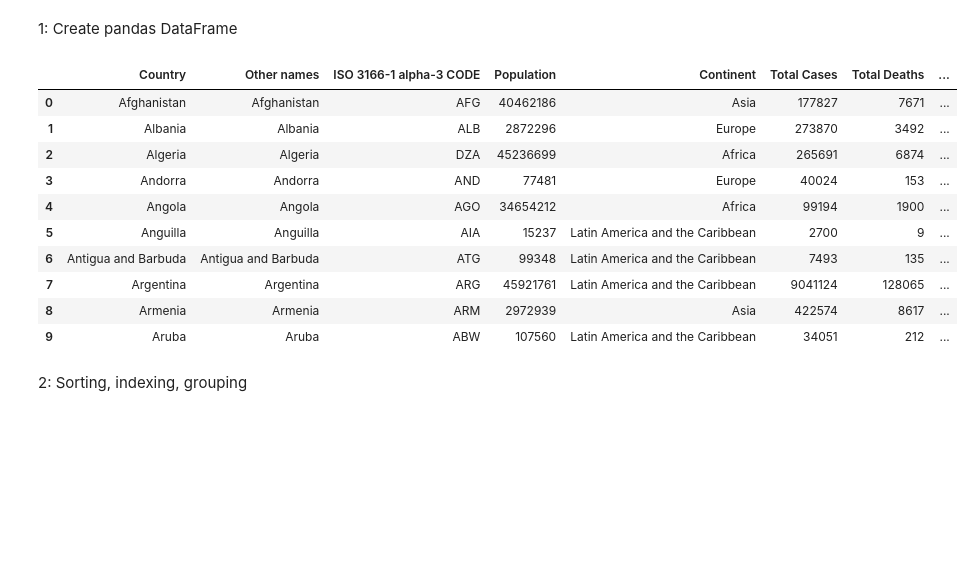
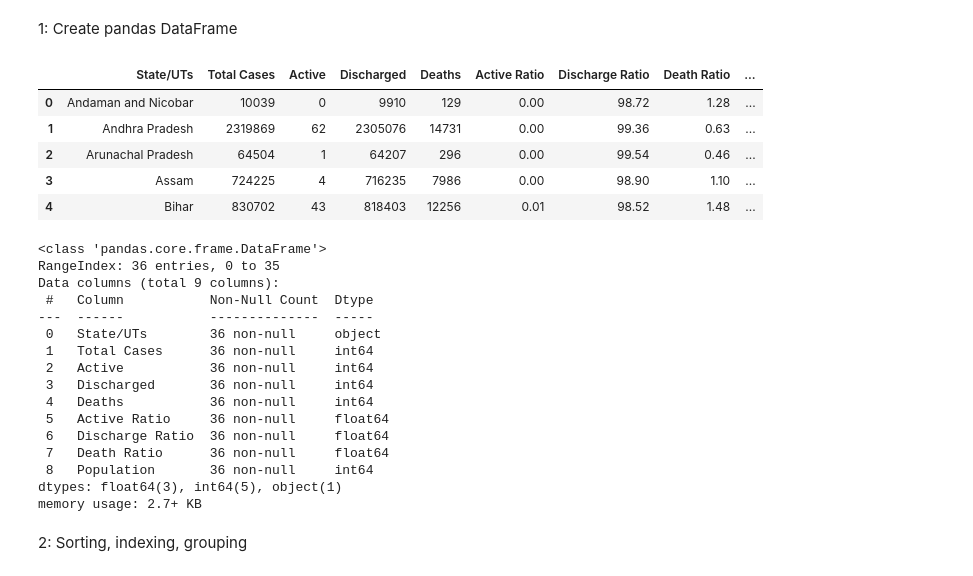
Before and after one commit to shashank1391/UCDPA_Shashankgupta, a Jupyter notebook: Project_shashank.ipynb, the cells around one changed output. Cells and saved outputs as stored; diff of their text form; code cells hidden in the pictures; blank space fills up the shorter version.

```diff
--- a/Project_shashank.ipynb
+++ b/Project_shashank.ipynb
@@ -27,17 +55,31 @@ covid = pd.read_csv('COVID-19 Coronavirus.csv')
 # %%
-covid.head(10)
+India.head()
 # %% [output]
-|  | Country | Other names | ISO 3166-1 alpha-3 CODE | Population | Continent | Total Cases | Total Deaths | ... |
-| 0 | Afghanistan | Afghanistan | AFG | 40462186 | Asia | 177827 | 7671 | ... |
-| 1 | Albania | Albania | ALB | 2872296 | Europe | 273870 | 3492 | ... |
-| 2 | Algeria | Algeria | DZA | 45236699 | Africa | 265691 | 6874 | ... |
-| 3 | Andorra | Andorra | AND | 77481 | Europe | 40024 | 153 | ... |
-| 4 | Angola | Angola | AGO | 34654212 | Africa | 99194 | 1900 | ... |
-| 5 | Anguilla | Anguilla | AIA | 15237 | Latin America and the Caribbean | 2700 | 9 | ... |
-| 6 | Antigua and Barbuda | Antigua and Barbuda | ATG | 99348 | Latin America and the Caribbean | 7493 | 135 | ... |
-| 7 | Argentina | Argentina | ARG | 45921761 | Latin America and the Caribbean | 9041124 | 128065 | ... |
-| 8 | Armenia | Armenia | ARM | 2972939 | Asia | 422574 | 8617 | ... |
-| 9 | Aruba | Aruba | ABW | 107560 | Latin America and the Caribbean | 34051 | 212 | ... |
+|  | State/UTs | Total Cases | Active | Discharged | Deaths | Active Ratio | Discharge Ratio | Death Ratio | ... |
+| 0 | Andaman and Nicobar | 10039 | 0 | 9910 | 129 | 0.00 | 98.72 | 1.28 | ... |
+| 1 | Andhra Pradesh | 2319869 | 62 | 2305076 | 14731 | 0.00 | 99.36 | 0.63 | ... |
+| 2 | Arunachal Pradesh | 64504 | 1 | 64207 | 296 | 0.00 | 99.54 | 0.46 | ... |
+| 3 | Assam | 724225 | 4 | 716235 | 7986 | 0.00 | 98.90 | 1.10 | ... |
+| 4 | Bihar | 830702 | 43 | 818403 | 12256 | 0.01 | 98.52 | 1.48 | ... |
+# %%
+India.info()
+# %% [output]
+<class 'pandas.core.frame.DataFrame'>
+RangeIndex: 36 entries, 0 to 35
+Data columns (total 9 columns):
+ #   Column           Non-Null Count  Dtype
+---  ------           --------------  -----
+ 0   State/UTs        36 non-null     object
+ 1   Total Cases      36 non-null     int64
+ 2   Active           36 non-null     int64
+ 3   Discharged       36 non-null     int64
+ 4   Deaths           36 non-null     int64
+ 5   Active Ratio     36 non-null     float64
+ 6   Discharge Ratio  36 non-null     float64
+ 7   Death Ratio      36 non-null     float64
+ 8   Population       36 non-null     int64
+dtypes: float64(3), int64(5), object(1)
+memory usage: 2.7+ KB
 # %% [markdown]
 2: Sorting, indexing, grouping
 # %%
```
Also changed, not shown: parts of 62 cells of this notebook, 6 other files.
